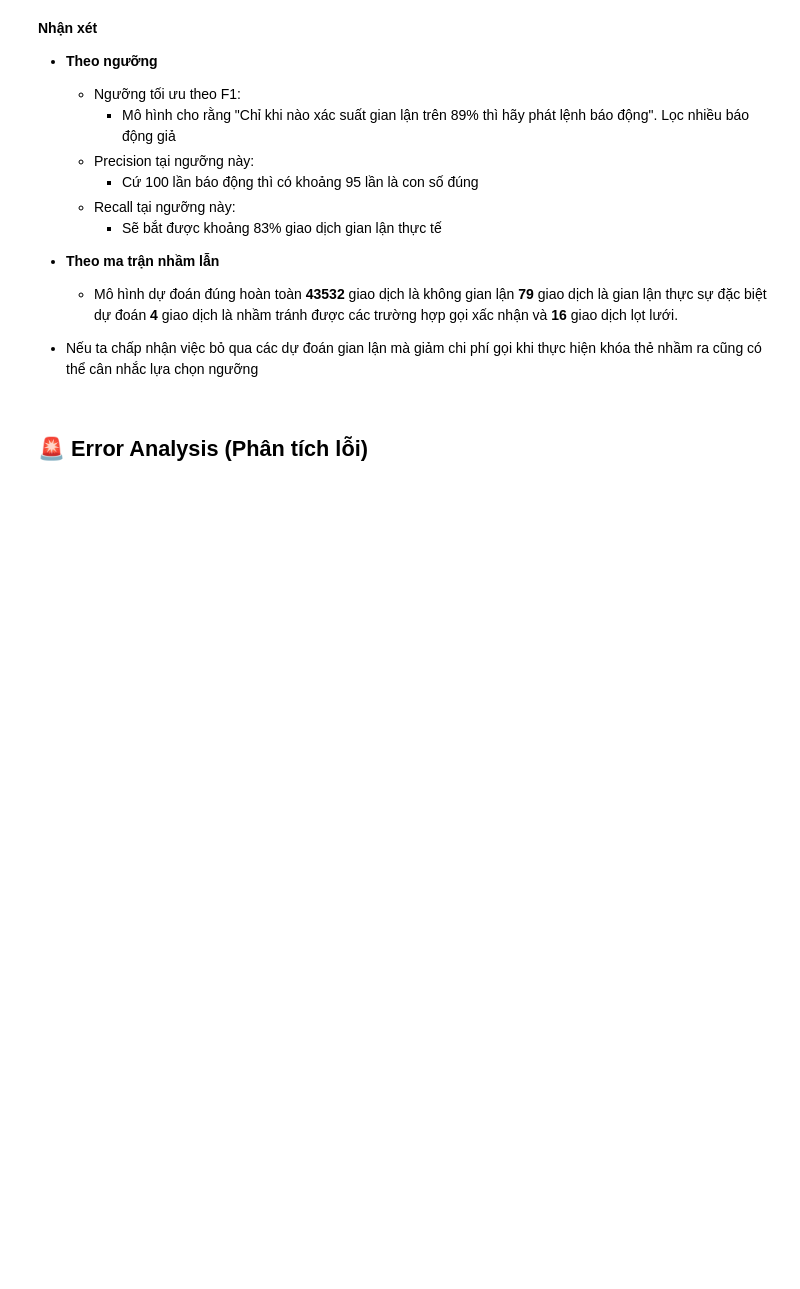
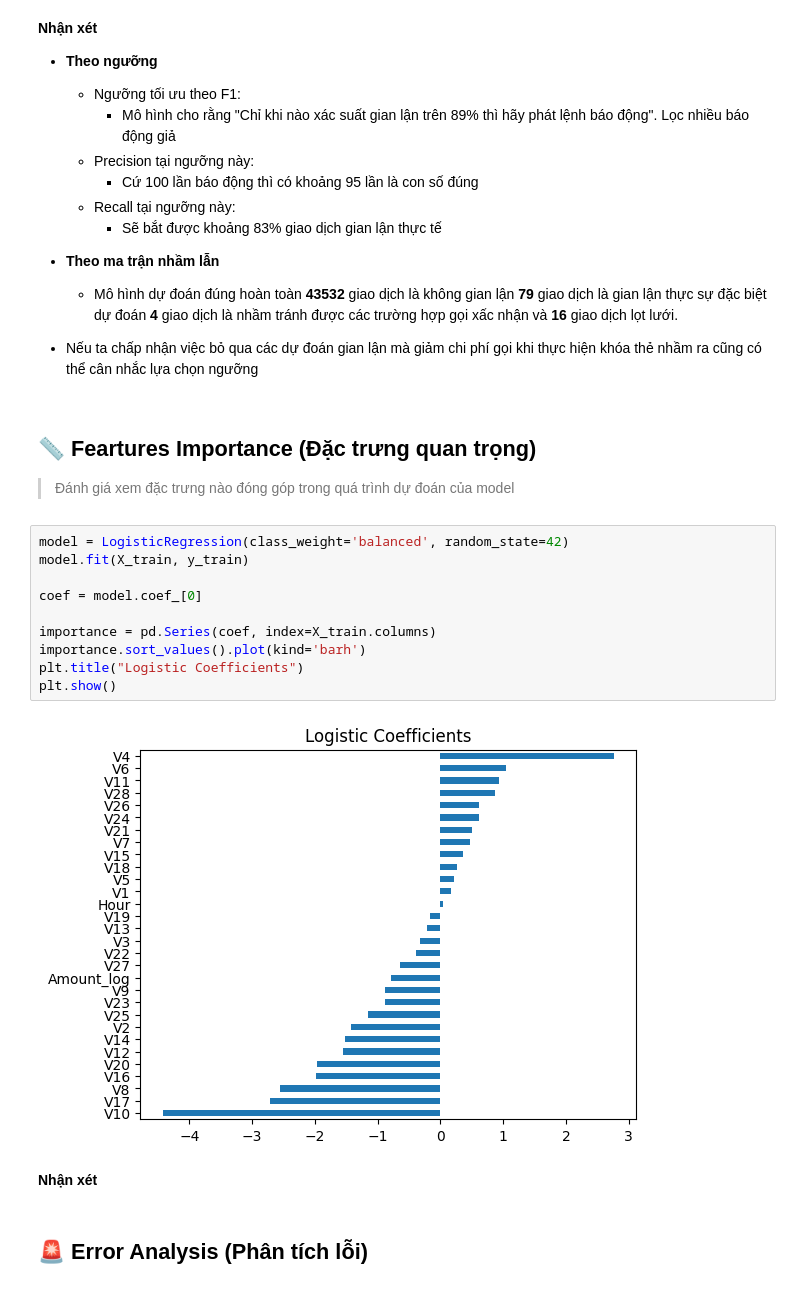
Before and after one commit to TienNguyen0712/credit-card-fraud-detection, a Jupyter notebook: notebooks/03_threshold_error_analysis.ipynb, the cells around one changed output. Saved outputs shown, nothing was run; the diff lists cells and outputs as text; blank space fills up the shorter version.

```diff
--- a/notebooks/03_threshold_error_analysis.ipynb
+++ b/notebooks/03_threshold_error_analysis.ipynb
@@ -170,5 +168,23 @@ weighted avg       1.00      1.00      1.00     43631
   - Mô hình dự đoán đúng hoàn toàn **43532** giao dịch là không gian lận **79** giao dịch là gian lận thực sự đặc biệt dự đoán **4** giao dịch là nhầm tránh được các trường hợp gọi xấc nhận và **16** giao dịch lọt lưới.
 
 - Nếu ta chấp nhận việc bỏ qua các dự đoán gian lận mà giảm chi phí gọi khi thực hiện khóa thẻ nhầm ra cũng có thể cân nhắc lựa chọn ngưỡng
+# %% [markdown]
+## 📏 **Feartures Importance (Đặc trưng quan trọng)**
+
+> Đánh giá xem đặc trưng nào đóng góp trong quá trình dự đoán của model
+# %%
+model = LogisticRegression(class_weight='balanced', random_state=42)
+model.fit(X_train, y_train)
+
+coef = model.coef_[0]
+
+importance = pd.Series(coef, index=X_train.columns)
+importance.sort_values().plot(kind='barh')
+plt.title("Logistic Coefficients")
+plt.show()
+# %% [output]
+[figure, added]
+# %% [markdown]
+**Nhận xét**
 # %% [markdown]
 ## 🚨 **Error Analysis (Phân tích lỗi)**
```
Also changed, not shown: parts of 1 cell of this notebook.
